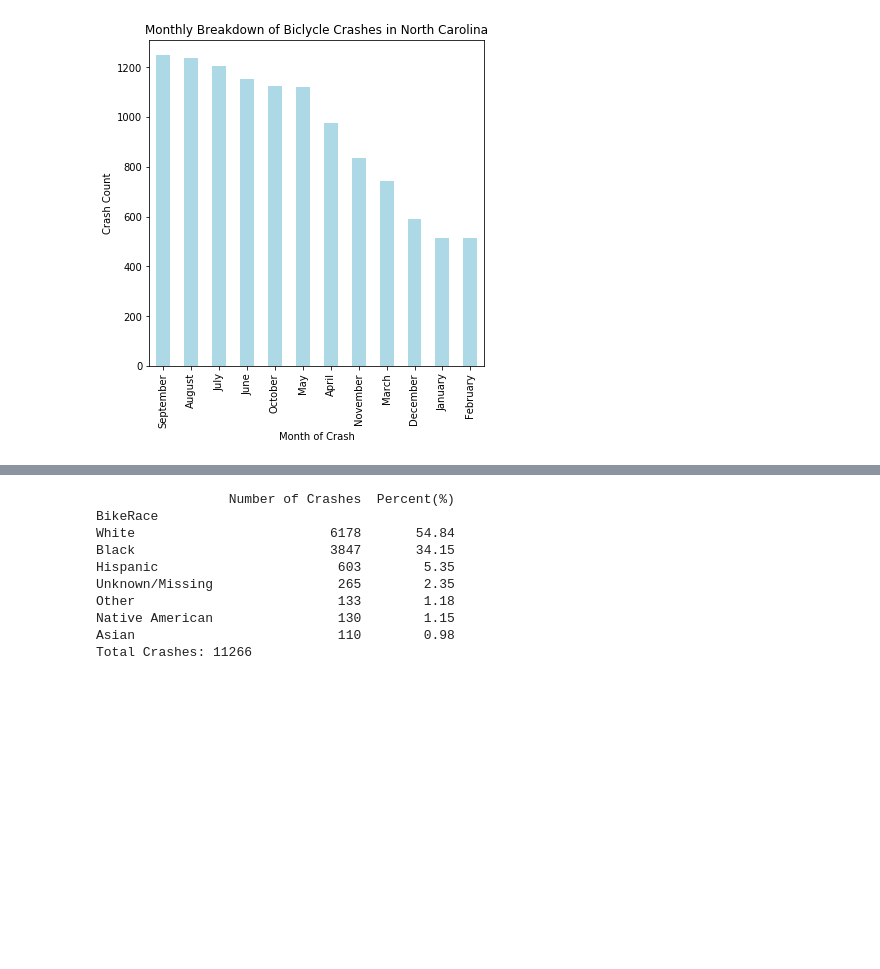
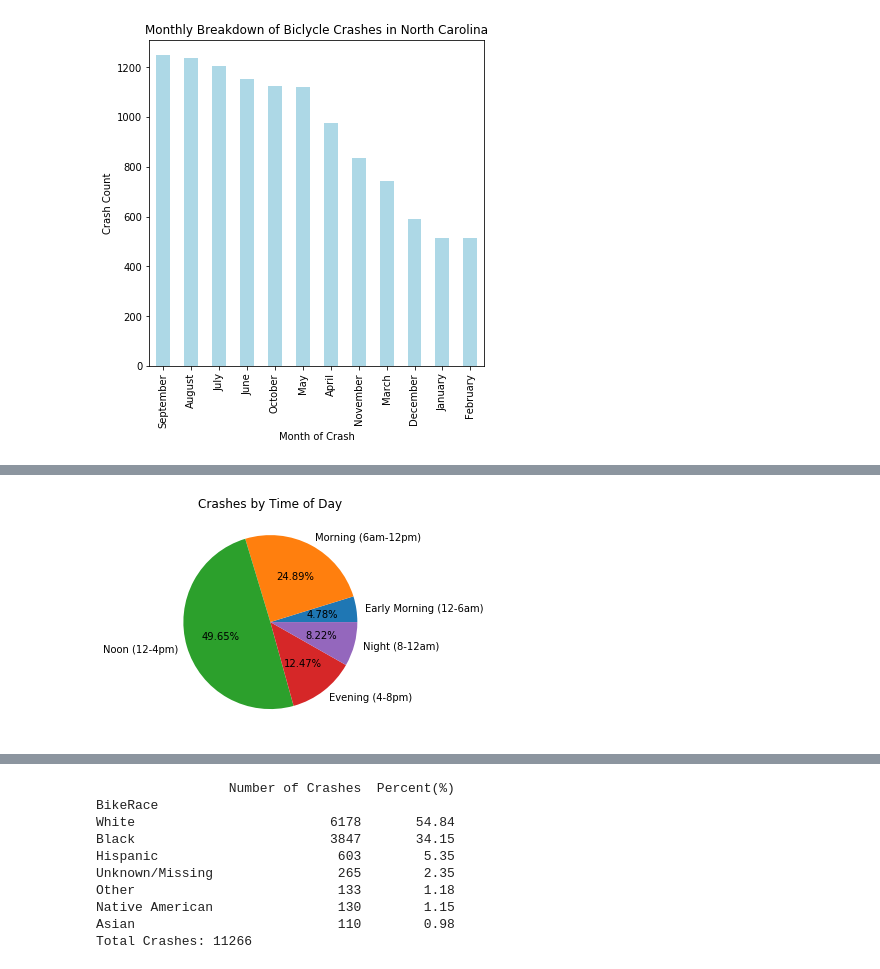
Before and after one commit to waghrayrashi/project-1, a Jupyter notebook: cyclist-analysis.ipynb, the cells around one changed output, grey strips where cells are left out. Cells and saved outputs as stored; diff of their text form; code cells hidden in the pictures; blank space fills up the shorter version.

```diff
--- a/cyclist-analysis.ipynb
+++ b/cyclist-analysis.ipynb
@@ -260,3 +262,26 @@ January                   516        4.58
 February                  513        4.55
 Total Crashes: 11266
 [figure]
+# %%
+# Crashes by Time of Day
+# Create bins for Time of Day
+time_bins = [0, 6, 12, 18, 20, 24]
+time_group_names = ["Early Morning (12-6am)", "Morning (6am-12pm)", "Noon (12-4pm)", "Evening (4-8pm)", "Night (8pm-12am)"]
+
+# Categorize crashes using time bins using pd.cut() and add new column for time of day
+crash_data["Time of Day"] = pd.cut(crash_data["CrashHour"], time_bins, include_lowest = False, labels=time_group_names)
+# test = crash_data[["CrashHour", "Time of Day"]]
+# test
+
+# Create a GroupBy object based on the time of Day - Crash count by time of Day
+crashes_by_timeofday = crash_data.groupby("Time of Day")["geo_point_2d"].count()
+# print(crash_count_by_time_of_day)
+
+crashes_by_timeofday_df = pd.DataFrame(crashes_by_timeofday)
+crashes_by_timeofday_df.rename(columns = {"geo_point_2d": "Number of Crashes"}, inplace = True)
+crashes_by_timeofday_df["Percent(%)"] = ""
+
+for row in range(len(crashes_by_timeofday_df)):
+      crashes_by_timeofday_df["Percent(%)"] = round((crashes_by_timeofday_df["Number of Crashes"] / total_crash_count)*100, 2)
+
+crashes_by_timeofday_df#.sort_values(by="Number of Crashes", ascending=False)
@@ -262,0 +296,14 @@ Total Crashes: 11266
+# %%
+# Create a pie plot for crashes by Time of Day
+fig, ax1 = plt.subplots()
+#pie_colors = ("peachpuff", "coral", "tan", "gold", "wheat", "goldenrod", "khaki")
+ax1 = crashes_by_timeofday_df["Number of Crashes"].plot(kind='pie', autopct = "%.2f%%", figsize = (40,40), subplots=True)
+plt.title("Crashes by Time of Day")
+plt.axis("off") # remove the axis labels
+# Save the pie plot for crashes by Time of Day
+plt.savefig("Output/TimeofDayAnalysis.png")
+
+# Display the bar plot for crashes by Time of Day
+plt.show()
+# %% [output]
+[figure, added]
```
Also changed, not shown: parts of 53 cells of this notebook, 10 other files.
